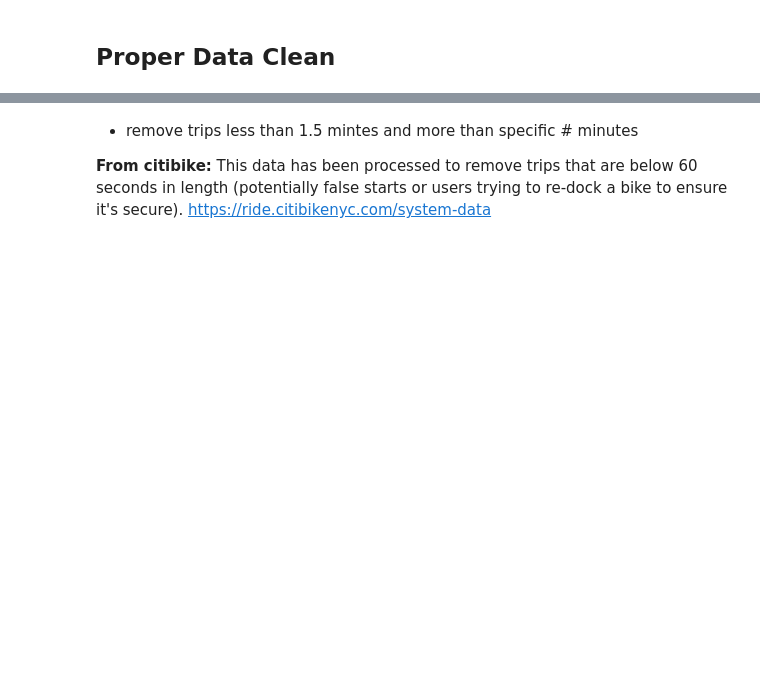
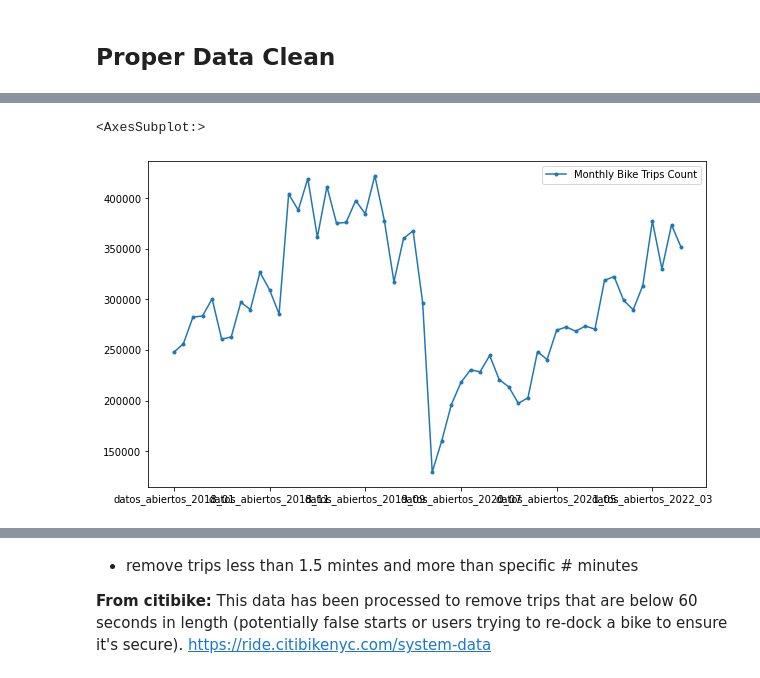
Before and after one commit to cliffordcele/MiBici, a Jupyter notebook: Code/MiBici_DataCleaning.ipynb, the cells around one changed output, grey strips where cells are left out. Cells and saved outputs as stored; diff of their text form; code cells hidden in the pictures; blank space fills up the shorter version.

```diff
--- a/Code/MiBici_DataCleaning.ipynb
+++ b/Code/MiBici_DataCleaning.ipynb
@@ -351,0 +493,6 @@ for file in files:
+# %%
+fig, ax = plt.subplots(figsize=(10, 6))
+output[37:-1].plot(label="Monthly Bike Trips Count", legend=True, marker='.')   # BLUE LINE
+# %% [output]
+<AxesSubplot:>
+[figure, added]
```
Also changed, not shown: parts of 48 cells of this notebook, 2 other files.
